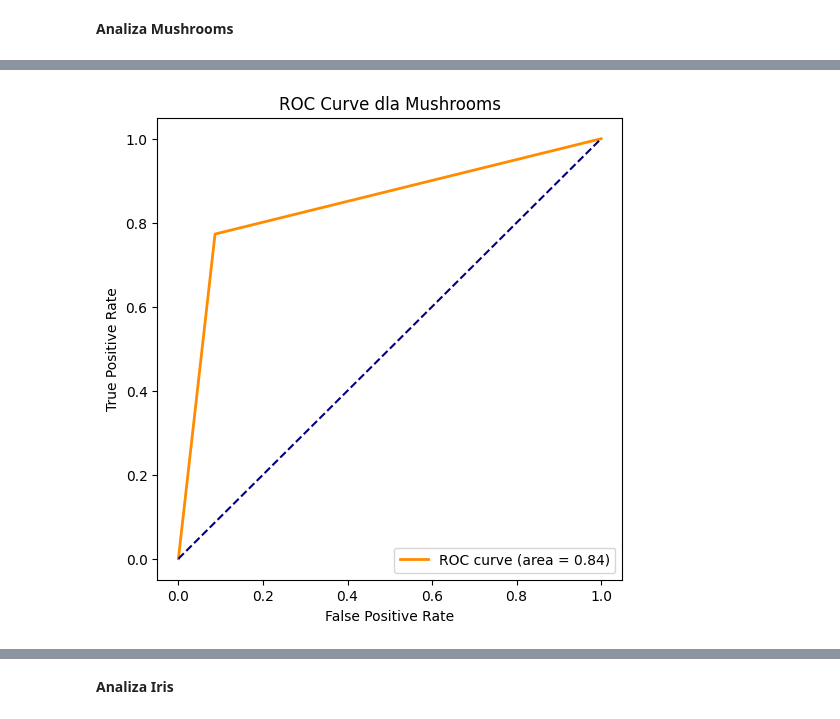
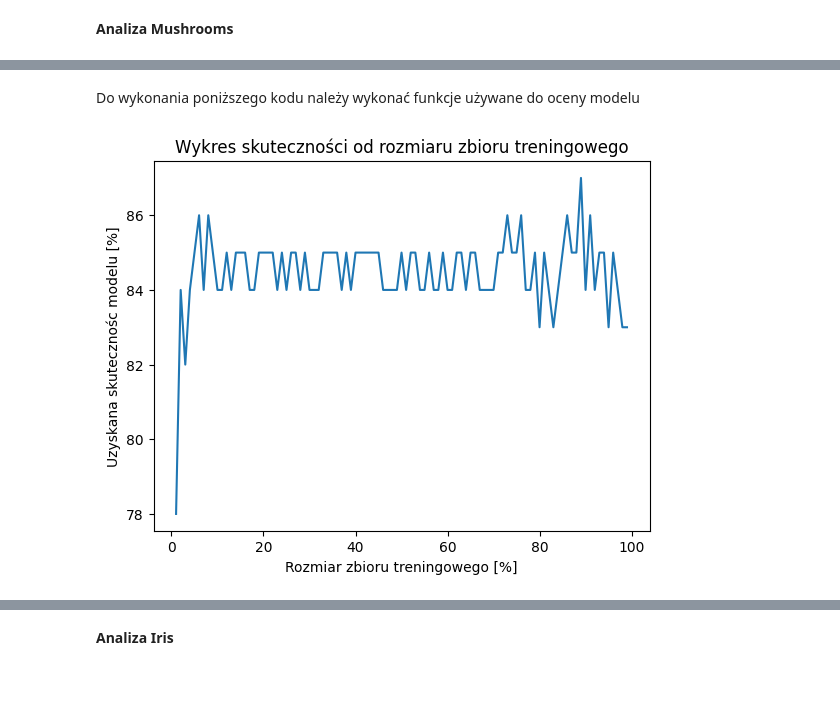
Before and after one commit to FalcO0O/Statystyka-projekt-AGH, a Jupyter notebook: statystyka1.ipynb, the cells around one changed output, grey strips where cells are left out. Drawn from its saved outputs; the diff is of its cells as text; code cells hidden in the pictures; blank space fills up the shorter version.

```diff
--- a/statystyka1.ipynb
+++ b/statystyka1.ipynb
@@ -374,6 +378,0 @@ for col in mushrooms.columns[1:]:  # Pomijamy "class"
-# %%
-mush_encoded = pd.get_dummies(mushrooms.drop(columns=["class"]))
-plt.figure(figsize=(12,8))
-sns.heatmap(mush_encoded.corr(), cmap="coolwarm")
-plt.title("Macierz korelacji dla Mushrooms")
-plt.show()
@@ -382,35 +379,2 @@ plt.show()
-# %%
-from sklearn.metrics import roc_curve, auc
-
-file_path = "./mushroom-classification/mushrooms.csv"
-
-mushrooms = pd.read_csv(file_path)
-target_column = 'class'
-model = MultinomialNaiveBayesClassifier
-
-y_test_mush, y_pred_mush = test_model(_model=model,
-                                      _target_column=target_column,
-                                      _set=mushrooms,
-                                      _test_size=0.2)
-
-# preparing data: e -> 0, p -> 1
-y_test_mush[y_test_mush == 'e'] = 0
-y_test_mush[y_test_mush == 'p'] = 1
-y_pred_mush[y_pred_mush == 'e'] = 0
-y_pred_mush[y_pred_mush == 'p'] = 1
-y_test_mush = y_test_mush.astype('int')
-y_pred_mush = y_pred_mush.astype('int')
-
-fpr, tpr, _ = roc_curve(y_test_mush, y_pred_mush)
-roc_auc = auc(fpr, tpr)
-
-plt.figure(figsize=(6,6))
-plt.plot(fpr, tpr, color="darkorange", lw=2, label=f"ROC curve (area = {roc_auc:.2f})")
-plt.plot([0, 1], [0, 1], color="navy", linestyle="--")
-plt.xlabel("False Positive Rate")
-plt.ylabel("True Positive Rate")
-plt.title("ROC Curve dla Mushrooms")
-plt.legend(loc="lower right")
-plt.show()
-# %% [output]
-[figure, removed]
+# %% [markdown]
+Do wykonania poniższego kodu należy wykonać funkcje używane do oceny modelu
@@ -416,0 +466,4 @@ plt.show()
+# %%
+mushrooms_analysis.plot_accuracy_of_test_size()
+# %% [output]
+[figure, added]
```
Also changed, not shown: parts of 34 cells of this notebook.
